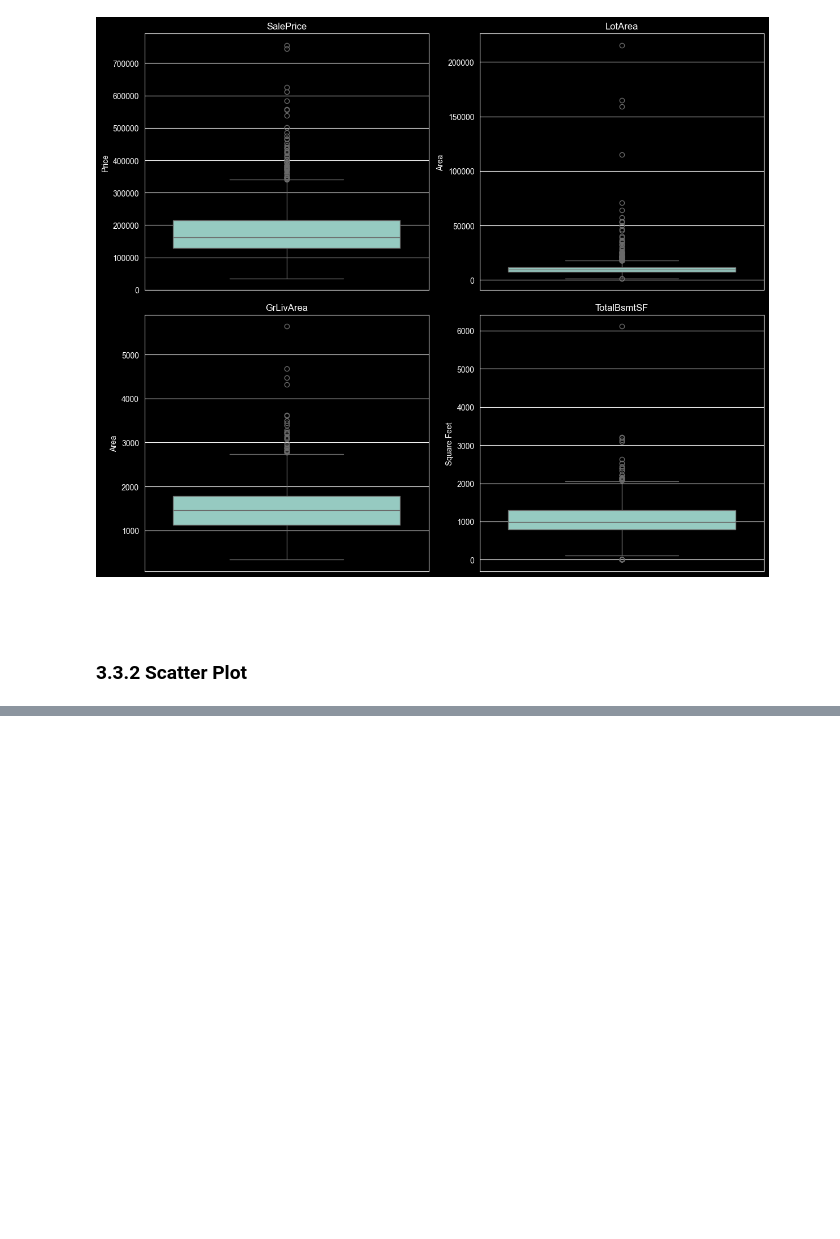
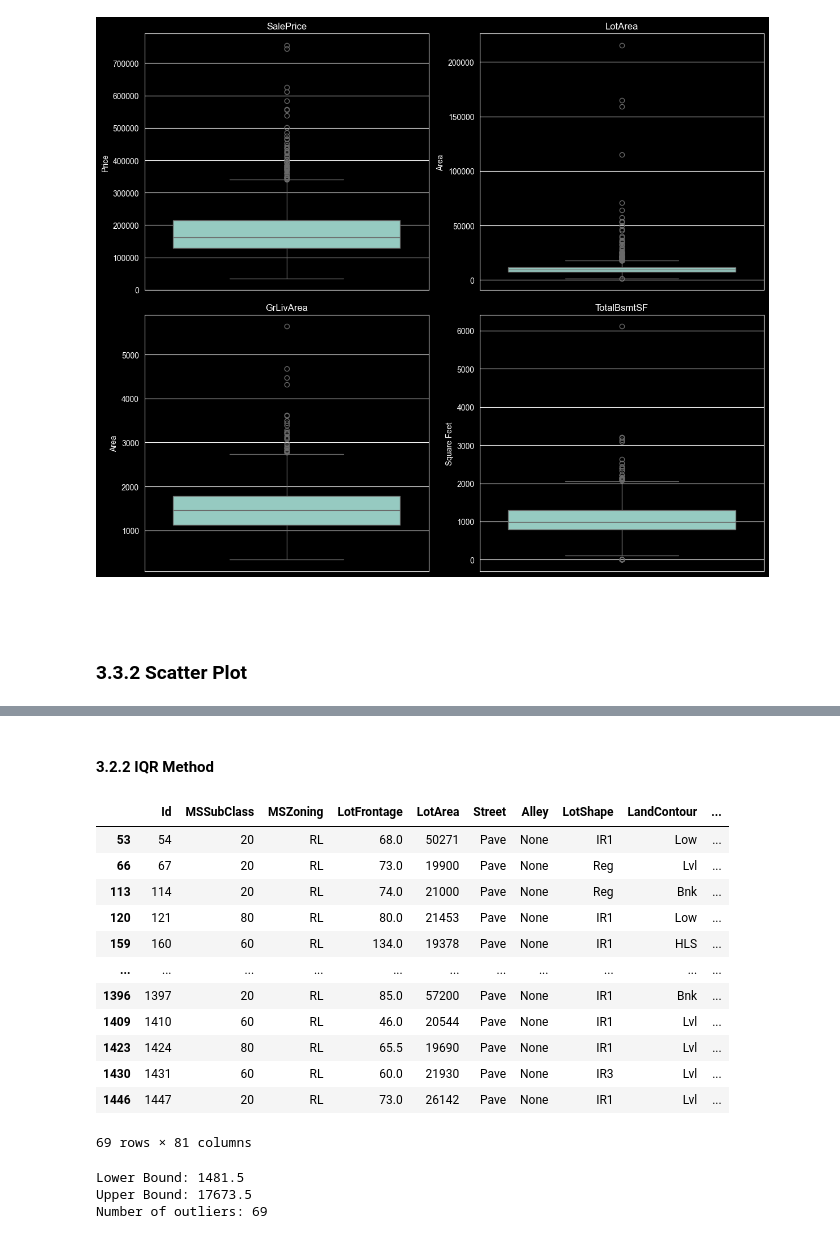
Before and after one commit to pinithasavidya617/pandas-data-analysis-practice, a Jupyter notebook: Data Processing Project/ames_analysis.ipynb, the cells around one changed output, grey strips where cells are left out. Drawn from its saved outputs; the diff is of its cells as text; code cells hidden in the pictures; blank space fills up the shorter version.

```diff
--- a/Data Processing Project/ames_analysis.ipynb
+++ b/Data Processing Project/ames_analysis.ipynb
@@ -627,0 +676,34 @@ sns.scatterplot(x=df['GrLivArea'], y=df['SalePrice'])
+# %% [markdown]
+#### 3.2.2 IQR Method
+# %%
+Q1 = df['LotArea'].quantile(0.25)
+Q3 = df['LotArea'].quantile(0.75)
+IQR = Q3 - Q1
+
+lower_bound = Q1 - 1.5 * IQR
+upper_bound = Q3 + 1.5 * IQR
+
+outliers = df[(df['LotArea'] > upper_bound) | (df['LotArea'] < lower_bound)]
+outliers
+# %% [output]
+|  | Id | MSSubClass | MSZoning | LotFrontage | LotArea | Street | Alley | LotShape | LandContour | ... |
+| 53 | 54 | 20 | RL | 68.0 | 50271 | Pave | None | IR1 | Low | ... |
+| 66 | 67 | 20 | RL | 73.0 | 19900 | Pave | None | Reg | Lvl | ... |
+| 113 | 114 | 20 | RL | 74.0 | 21000 | Pave | None | Reg | Bnk | ... |
+| 120 | 121 | 80 | RL | 80.0 | 21453 | Pave | None | IR1 | Low | ... |
+| 159 | 160 | 60 | RL | 134.0 | 19378 | Pave | None | IR1 | HLS | ... |
+| ... | ... | ... | ... | ... | ... | ... | ... | ... | ... | ... |
+| 1396 | 1397 | 20 | RL | 85.0 | 57200 | Pave | None | IR1 | Bnk | ... |
+| 1409 | 1410 | 60 | RL | 46.0 | 20544 | Pave | None | IR1 | Lvl | ... |
+| 1423 | 1424 | 80 | RL | 65.5 | 19690 | Pave | None | IR1 | Lvl | ... |
+| 1430 | 1431 | 60 | RL | 60.0 | 21930 | Pave | None | IR3 | Lvl | ... |
+| 1446 | 1447 | 20 | RL | 73.0 | 26142 | Pave | None | IR1 | Lvl | ... |
+69 rows × 81 columns
+# %%
+print("Lower Bound:", lower_bound)
+print("Upper Bound:", upper_bound)
+print("Number of outliers:", outliers.shape[0])
+# %% [output]
+Lower Bound: 1481.5
+Upper Bound: 17673.5
+Number of outliers: 69
```
Also changed, not shown: parts of 6 cells of this notebook.
